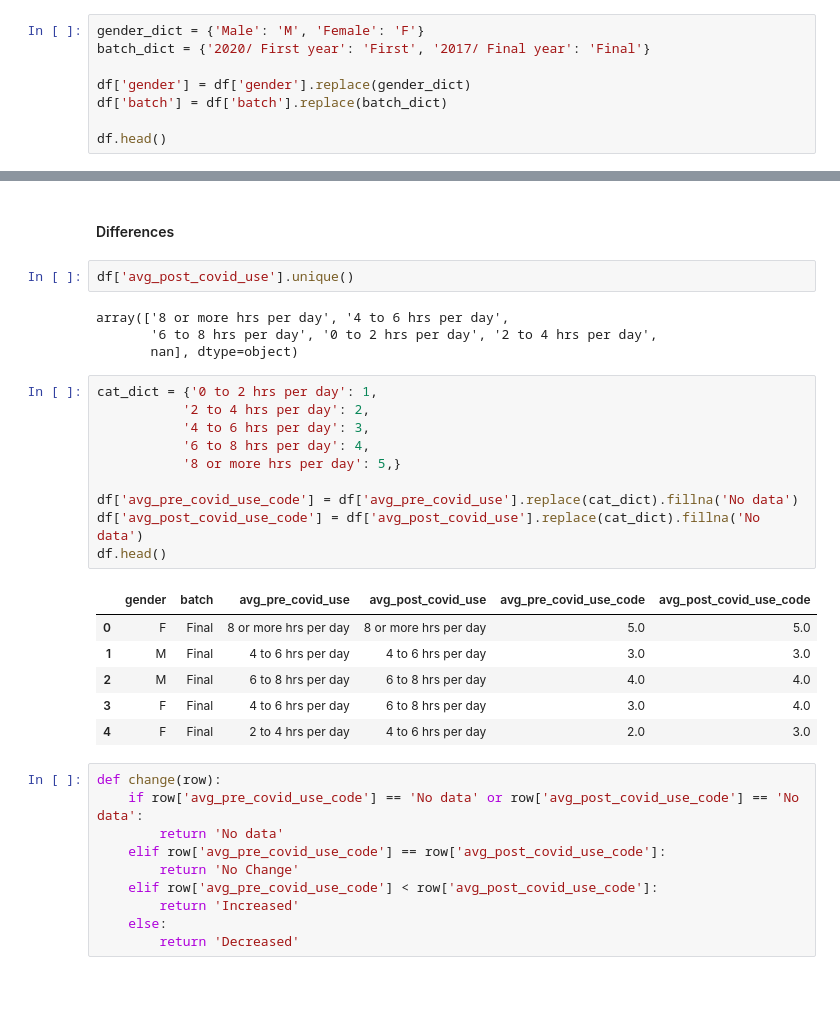
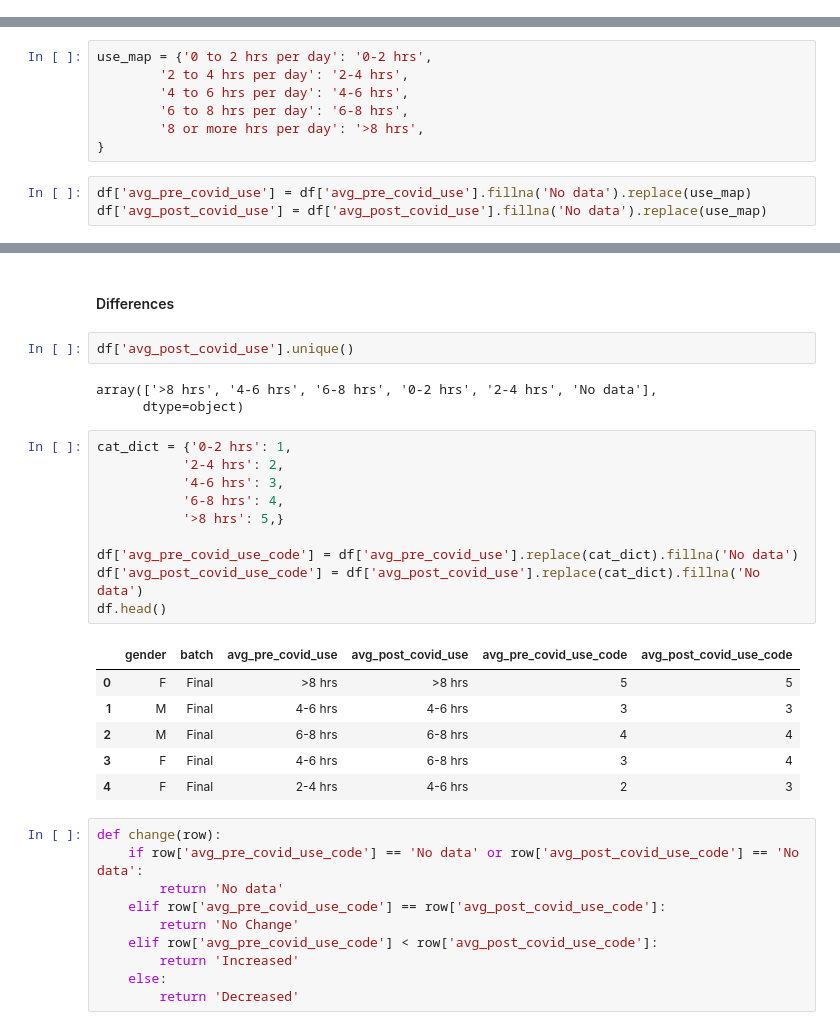
Before and after one commit to akankshazc/sts_iad, a Jupyter notebook: 5_covid.ipynb, the cells around one changed output, grey strips where cells are left out. Drawn from its saved outputs; the diff is of its cells as text; blank space fills up the shorter version.

```diff
--- a/5_covid.ipynb
+++ b/5_covid.ipynb
@@ -15,8 +24,0 @@ df.head()
-# %%
-gender_dict = {'Male': 'M', 'Female': 'F'}
-batch_dict = {'2020/ First year': 'First', '2017/ Final year': 'Final'}
-
-df['gender'] = df['gender'].replace(gender_dict)
-df['batch'] = df['batch'].replace(batch_dict)
-
-df.head()
@@ -51,0 +49,10 @@ df.describe()
+# %%
+use_map = {'0 to 2 hrs per day': '0-2 hrs',
+        '2 to 4 hrs per day': '2-4 hrs',
+        '4 to 6 hrs per day': '4-6 hrs',
+        '6 to 8 hrs per day': '6-8 hrs',
+        '8 or more hrs per day': '>8 hrs',
+}
+# %%
+df['avg_pre_covid_use'] = df['avg_pre_covid_use'].fillna('No data').replace(use_map)
+df['avg_post_covid_use'] = df['avg_post_covid_use'].fillna('No data').replace(use_map)
@@ -90,26 +156,25 @@ There is a marked shift from less to more hours per day.
 # %%
 df['avg_post_covid_use'].unique()
 # %% [output]
-array(['8 or more hrs per day', '4 to 6 hrs per day',
-       '6 to 8 hrs per day', '0 to 2 hrs per day', '2 to 4 hrs per day',
-       nan], dtype=object)
+array(['>8 hrs', '4-6 hrs', '6-8 hrs', '0-2 hrs', '2-4 hrs', 'No data'],
+      dtype=object)
 # %%
-cat_dict = {'0 to 2 hrs per day': 1,
-           '2 to 4 hrs per day': 2,
-           '4 to 6 hrs per day': 3,
-           '6 to 8 hrs per day': 4,
-           '8 or more hrs per day': 5,}
+cat_dict = {'0-2 hrs': 1,
+           '2-4 hrs': 2,
+           '4-6 hrs': 3,
+           '6-8 hrs': 4,
+           '>8 hrs': 5,}
 
 df['avg_pre_covid_use_code'] = df['avg_pre_covid_use'].replace(cat_dict).fillna('No data')
 df['avg_post_covid_use_code'] = df['avg_post_covid_use'].replace(cat_dict).fillna('No data')
 df.head()
 # %% [output]
 |  | gender | batch | avg_pre_covid_use | avg_post_covid_use | avg_pre_covid_use_code | avg_post_covid_use_code |
-| 0 | F | Final | 8 or more hrs per day | 8 or more hrs per day | 5.0 | 5.0 |
-| 1 | M | Final | 4 to 6 hrs per day | 4 to 6 hrs per day | 3.0 | 3.0 |
-| 2 | M | Final | 6 to 8 hrs per day | 6 to 8 hrs per day | 4.0 | 4.0 |
-| 3 | F | Final | 4 to 6 hrs per day | 6 to 8 hrs per day | 3.0 | 4.0 |
-| 4 | F | Final | 2 to 4 hrs per day | 4 to 6 hrs per day | 2.0 | 3.0 |
+| 0 | F | Final | >8 hrs | >8 hrs | 5 | 5 |
+| 1 | M | Final | 4-6 hrs | 4-6 hrs | 3 | 3 |
+| 2 | M | Final | 6-8 hrs | 6-8 hrs | 4 | 4 |
+| 3 | F | Final | 4-6 hrs | 6-8 hrs | 3 | 4 |
+| 4 | F | Final | 2-4 hrs | 4-6 hrs | 2 | 3 |
 # %%
 def change(row):
     if row['avg_pre_covid_use_code'] == 'No data' or row['avg_post_covid_use_code'] == 'No data':
```
Also changed, not shown: parts of 28 cells of this notebook.
